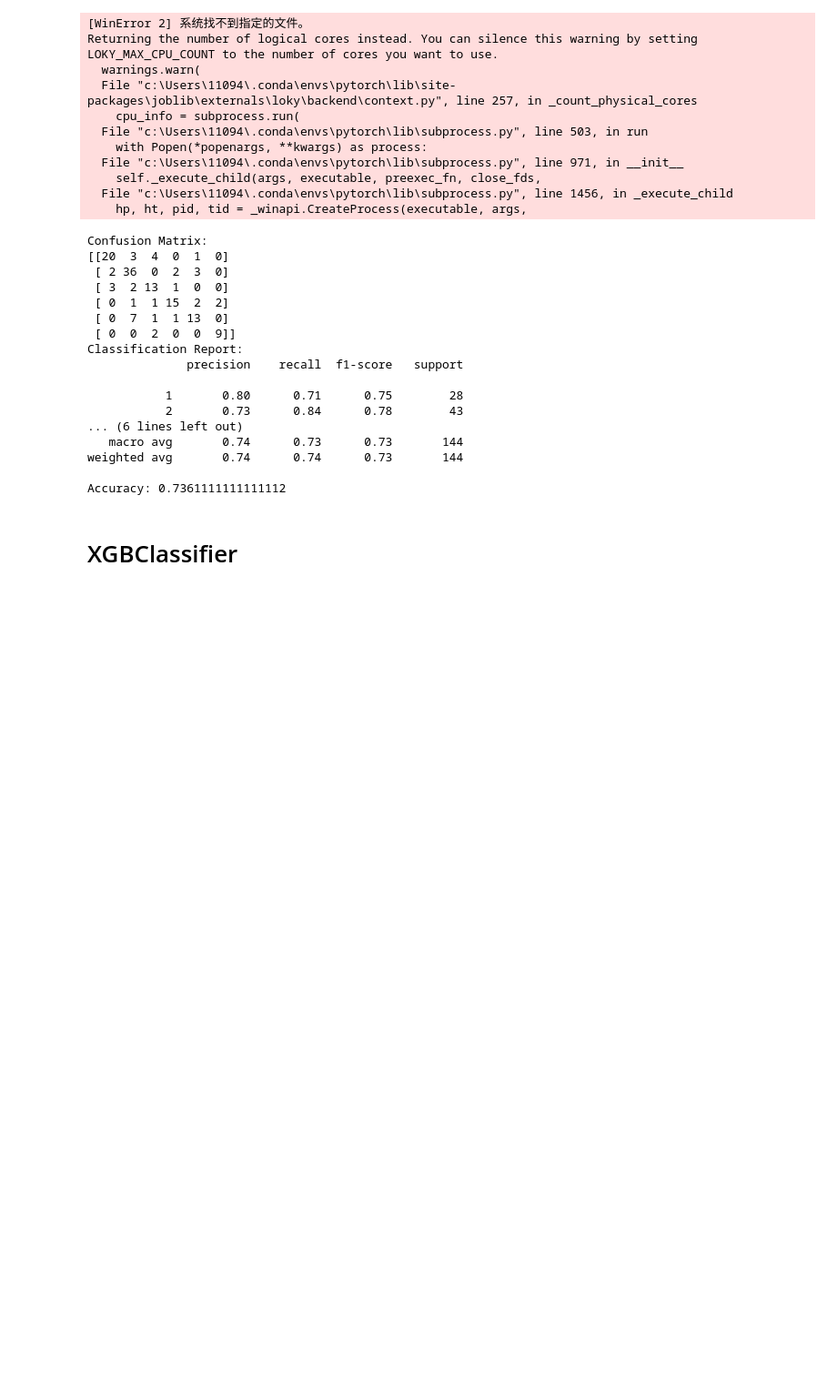
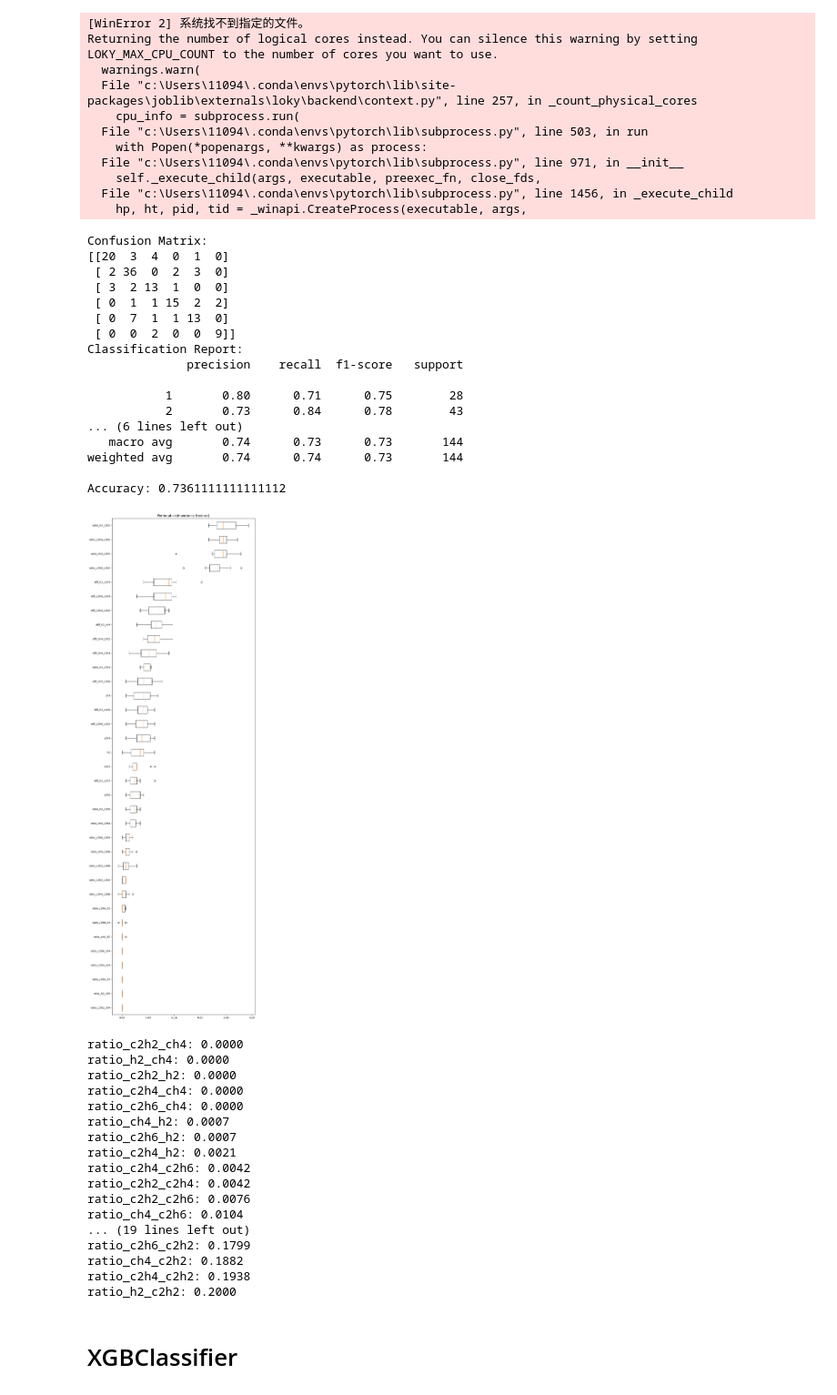
Before and after one commit to Sihan0229/DGA, a Jupyter notebook: Dissolved-Gas-Analysis/dga_mydata.ipynb, the cells around one changed output. Shown at 91% size. Saved outputs shown, nothing was run; the diff lists cells and outputs as text; code cells hidden in the pictures; blank space fills up the shorter version.

```diff
--- a/Dissolved-Gas-Analysis/dga_mydata.ipynb
+++ b/Dissolved-Gas-Analysis/dga_mydata.ipynb
@@ -372,6 +383,47 @@ Classification Report:
 weighted avg       0.74      0.74      0.73       144
 
 Accuracy: 0.7361111111111112
+# %%
+from sklearn.neighbors import KNeighborsClassifier
+from sklearn.inspection import permutation_importance
+import matplotlib.pyplot as plt
+import numpy as np
+
+# 假设 X_train, y_train, X_test, y_test 已经定义
+
+classifier = KNeighborsClassifier(n_neighbors=1)
+classifier.fit(X_new_train, y_new_train)
+
+result_new = permutation_importance(classifier, X_new_test, y_new_test, n_repeats=10, random_state=42)
+
+sorted_idx_new = result_new.importances_mean.argsort()
+
+plt.figure(figsize=(10, 35))
+plt.boxplot(result_new.importances[sorted_idx_new].T, vert=False, labels=X_new_test.columns[sorted_idx_new])
+plt.title("Permutation Importance (test set)")
+plt.show()
+
+for i in sorted_idx_new:
+    print(f"{X_new_train.columns[i]}: {result_new.importances_mean[i]:.4f}")
+# %% [output]
+[figure, added]
+ratio_c2h2_ch4: 0.0000
+ratio_h2_ch4: 0.0000
+ratio_c2h2_h2: 0.0000
+ratio_c2h4_ch4: 0.0000
+ratio_c2h6_ch4: 0.0000
+ratio_ch4_h2: 0.0007
+ratio_c2h6_h2: 0.0007
+ratio_c2h4_h2: 0.0021
+ratio_c2h4_c2h6: 0.0042
+ratio_c2h2_c2h4: 0.0042
+ratio_c2h2_c2h6: 0.0076
+ratio_ch4_c2h6: 0.0104
+... (19 lines left out)
+ratio_c2h6_c2h2: 0.1799
+ratio_ch4_c2h2: 0.1882
+ratio_c2h4_c2h2: 0.1938
+ratio_h2_c2h2: 0.2000
 # %% [markdown]
 # XGBClassifier
 # %%
```
Also changed, not shown: parts of 16 cells of this notebook, 2 other files.
